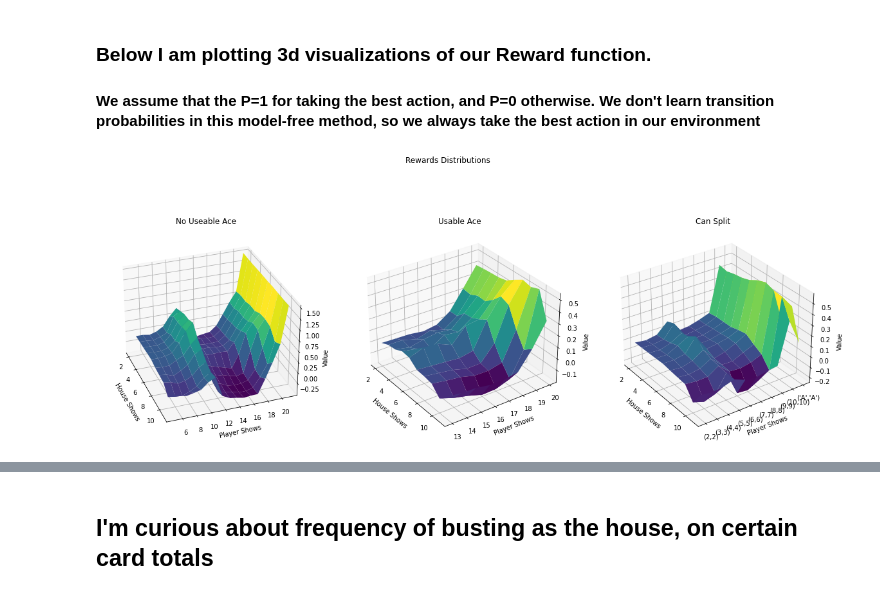
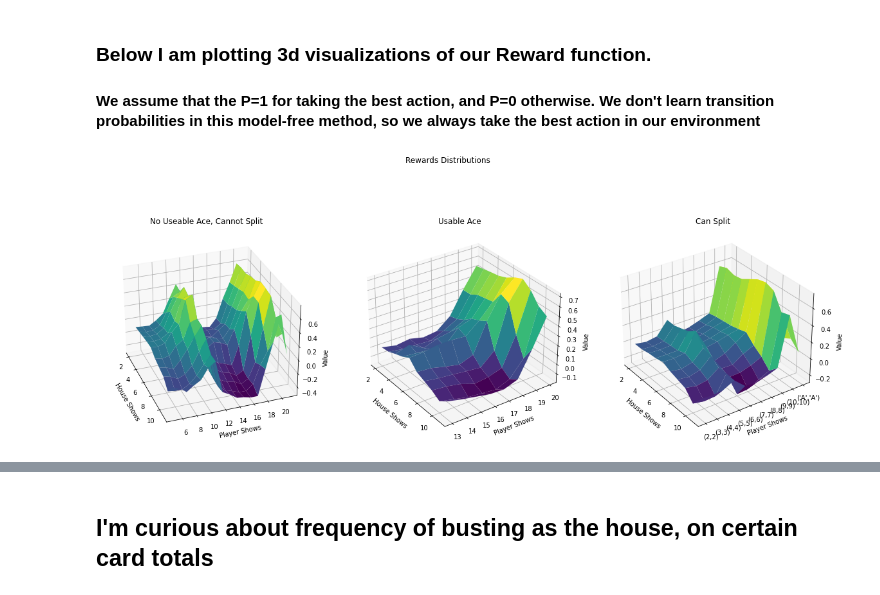
Before and after one commit to petersim1/Blackjack_RL, a Jupyter notebook: Blackjack.ipynb, the cells around one changed output, grey strips where cells are left out. Saved outputs shown, nothing was run; the diff lists cells and outputs as text; code cells hidden in the pictures.

Commit message:
module updates, rerun Q learning

```diff
--- a/Blackjack.ipynb
+++ b/Blackjack.ipynb
@@ -256,16 +259,15 @@ while len(r_states) < 1000 :
 # %%
 blackjack = Game(
     Player,
-    allowHardCodedCards=allow_hardcoded_cards,
-    shrinkDeck=True,
+    shrinkDeck=False,
     nDecks=nDecks,
     ratioPenetrate=ratioPenetrate,
-    verbose=False
+    verbose=False,
+    rules=rules
 )
 
 allCards = list(blackjack.cardMap.values())
 Q['Q'] = initQ(moves,allCards)
-Q_N_Count = initQ(moves,allCards) # Test to see how often state-action pairs are actually reached.
 
 time_start = datetime.datetime.now()
 
@@ -275,30 +277,22 @@ minPerformance = -10
 
 while r < nEpisodes :
 
-    # force exploration of space
-    # since some combinations were never occuring, I still want some notion of how to move.
-    # introduces some "error", as it's possible not enough cards are in the deck.
-    # I say it's acceptable for 1 move, then a reshuffling will occur after.
-    # I see better learning with this method anyways.
-    card_comb_use = card_comb_all[r%len(card_comb_all)]
+    blackjack.initRound(wagers)
+    blackjack.dealInit()
 
-    blackjack.initRound(wagers)
-    if allow_hardcoded_cards :
-        blackjack.dealInit(hardcodedCards=card_comb_use) # force certain cards to be explored.
-    else :
-        blackjack.dealInit()
     if not blackjack.houseBlackjack : # If house blackjack, I don't really care to learn. Nothing we can do.
         eps = max(Q['min_epsilon'],np.exp(-Q['epsilon_decay']*r)) #exponential decay factor.
-        learnPolicy(blackjack,Q['Q'],Q_N_Count,nPlayers,eps,gamma,lr,method)
+        learnPolicy(blackjack,Q['Q'],nPlayers,eps,gamma,lr,method)
 
     if not r%every :
         # Create new blackjack game for evaluation.
         blackjackEval = Game(
             Player,
-            shrinkDeck=True,
+            shrinkDeck=False,
             nDecks=nDecks,
             ratioPenetrate=ratioPenetrate,
-            verbose=False
+            verbose=False,
+            rules=rules
         )
         # Evaluation. This represents the avg reward, per hand, for the number of rounds specified.
         p_eval = np.mean(evaluatePolicy(blackjackEval,Q['Q'],wagers,nRoundsEvaluate)[-1])
@@ -313,7 +307,7 @@ while r < nEpisodes :
                 q_max.append(max(Q['Q']['noSplit'][(p,h,a)].values()))
         Q['q_max_eval'].append(np.mean(q_max))
 
-        if not always_random :
+        if method=="epsilon" :
             print('Method {} ---- {} of {} ---- EPS : {} ---- Score : {}'.format(
                 Q['name'],
                 r+1,
@@ -671,6 +655,0 @@ rules_common = {
-# %%
-n = 2
-nHands = 2
-a = True
-
-(n==2) & (((nHands > 1) & a) | (nHands == 1))
@@ -777,7 +735,7 @@ In my case, I allow for randomization in action during Q learning. However, in e
 
 In practice, the action is taken that maximizes the Q value given the current state, deterministically.
 # %%
-Qlearned = np.load('Q.npy',allow_pickle=True).item()
+Qlearned = np.load('models/Q.npy',allow_pickle=True).item()
 # %%
 fill = np.empty((3,21+1,11+1),dtype='O')
 value_det = np.zeros((3,21+1,11+1))
@@ -804,7 +762,7 @@ for k,v in Qlearned['canSplit'].items() :
 fig = plt.figure(figsize=(20,8))
 fig.suptitle('Rewards Distributions')
 ax = fig.add_subplot(131, projection='3d')
-ax.set_title('No Useable Ace')
+ax.set_title('No Useable Ace, Cannot Split')
 
 noAceMesh = value_det[0][5:,2:]
 x,y = np.meshgrid(range(2,12),range(5,22))
@@ -815,31 +773,31 @@ ax.set_ylabel('Player Shows')
 ax.set_zlabel('Value')
 
 ax = fig.add_subplot(132, projection='3d')
 ax.set_title('Usable Ace')
 usableAceMesh = value_det[1][13:21,2:]
 x,y = np.meshgrid(range(2,12),range(13,21))
 
 ax.plot_surface(x, y, usableAceMesh, rstride=1, cstride=1,cmap='viridis', edgecolor='none')
 ax.view_init(azim=-35)
 ax.set_xlabel('House Shows')
 ax.set_ylabel('Player Shows')
 ax.set_zlabel('Value')
 
 ax = fig.add_subplot(133, projection='3d')
 ax.set_title('Can Split')
 
 canSplitMesh = value_det[2][2:12,2:]
 x,y = np.meshgrid(range(2,12),range(2,12))
 ticks = ["({},{})".format(p,p) if p < 11 else "('A','A')" for p in range(2,12)]
 ax.set(yticks=range(2,12), yticklabels=ticks)
 ax.plot_surface(x, y, canSplitMesh, rstride=1, cstride=1,cmap='viridis', edgecolor='none')
 ax.view_init(azim=-35)
 ax.set_xlabel('House Shows')
 ax.set_ylabel('Player Shows')
 ax.set_zlabel('Value')
 
 plt.subplots_adjust(hspace=0, wspace=0.2)
 
 plt.show()
 # %% [output]
-[figure, old version]
+[figure, new version]
```
Also changed, not shown: parts of 27 cells of this notebook, 4 other files.
